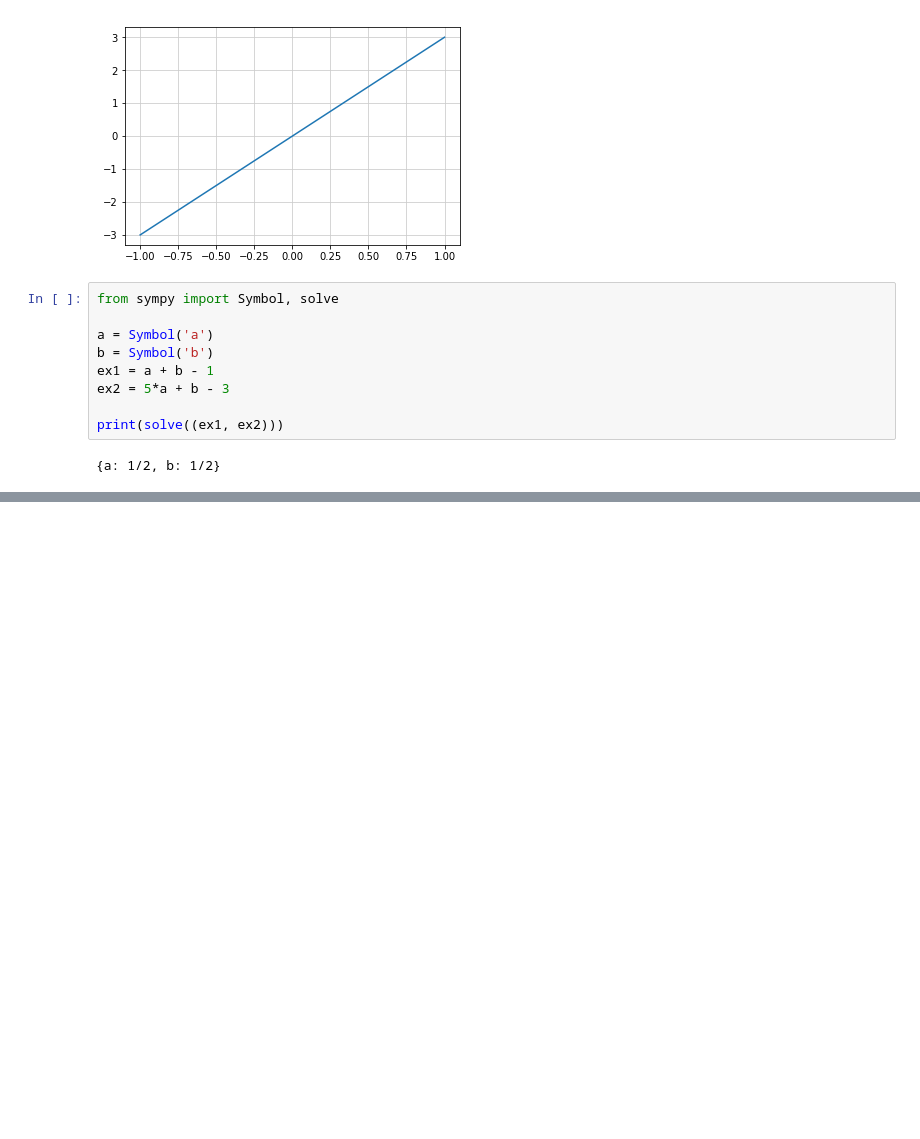
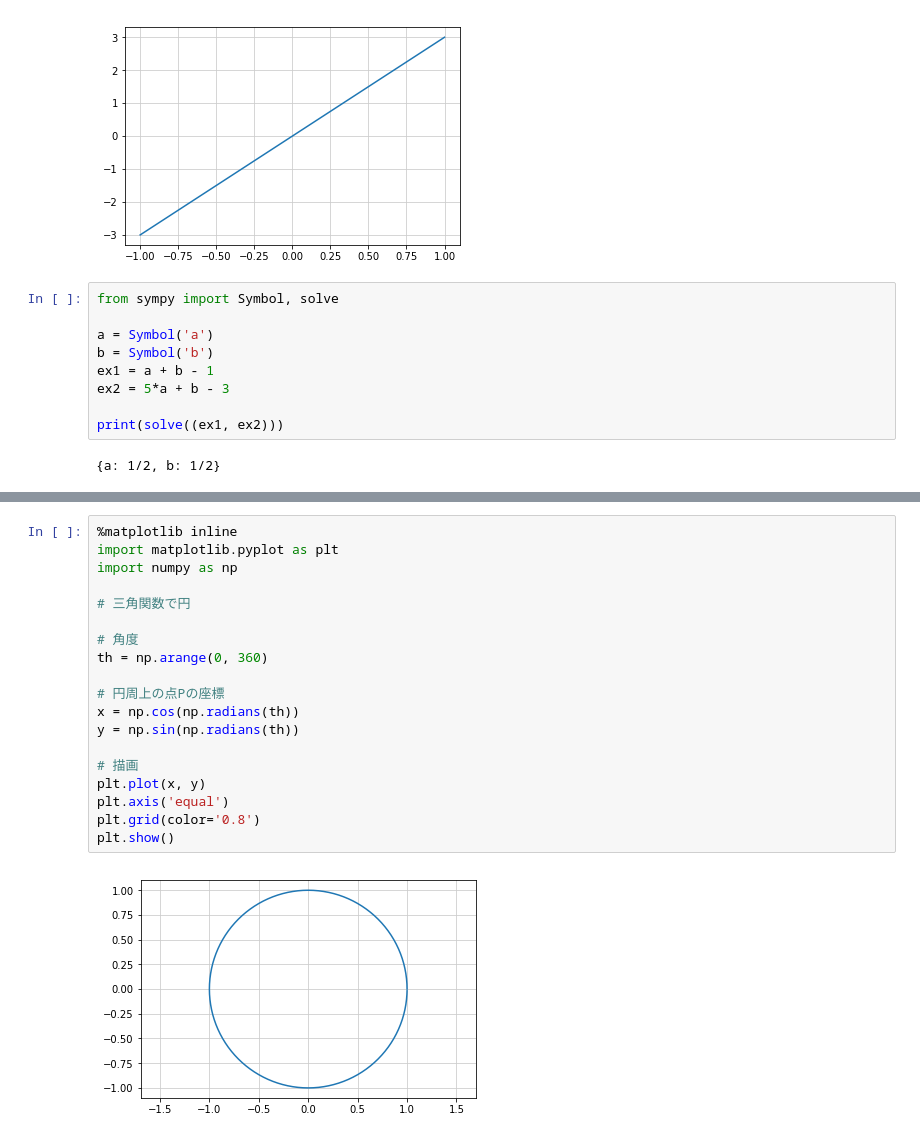
Before and after one commit to urawa72/math_anaconda, a Jupyter notebook: test.ipynb, the cells around one changed output, grey strips where cells are left out. Drawn from its saved outputs; the diff is of its cells as text; blank space fills up the shorter version.

```diff
--- a/test.ipynb
+++ b/test.ipynb
@@ -48,0 +84,21 @@ plt.axis('equal')
+# %%
+%matplotlib inline
+import matplotlib.pyplot as plt
+import numpy as np
+
+# 三角関数で円
+
+# 角度
+th = np.arange(0, 360)
+
+# 円周上の点Pの座標
+x = np.cos(np.radians(th))
+y = np.sin(np.radians(th))
+
+# 描画
+plt.plot(x, y)
+plt.axis('equal')
+plt.grid(color='0.8')
+plt.show()
+# %% [output]
+[figure, added]
```
Also changed, not shown: parts of 5 cells of this notebook.
